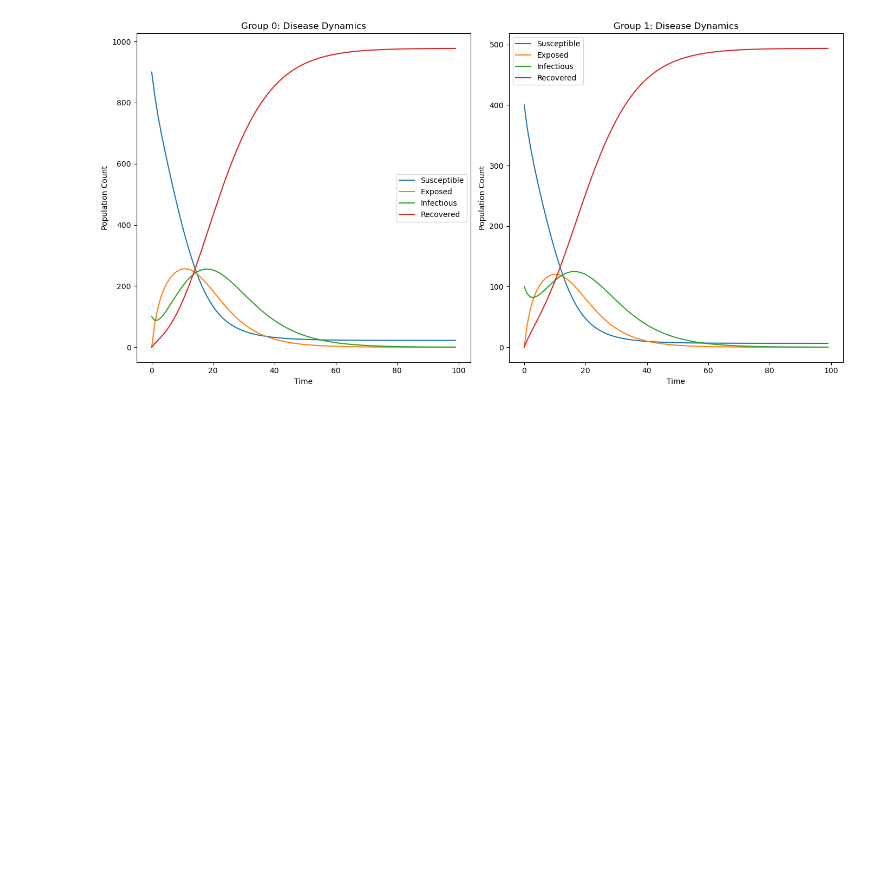
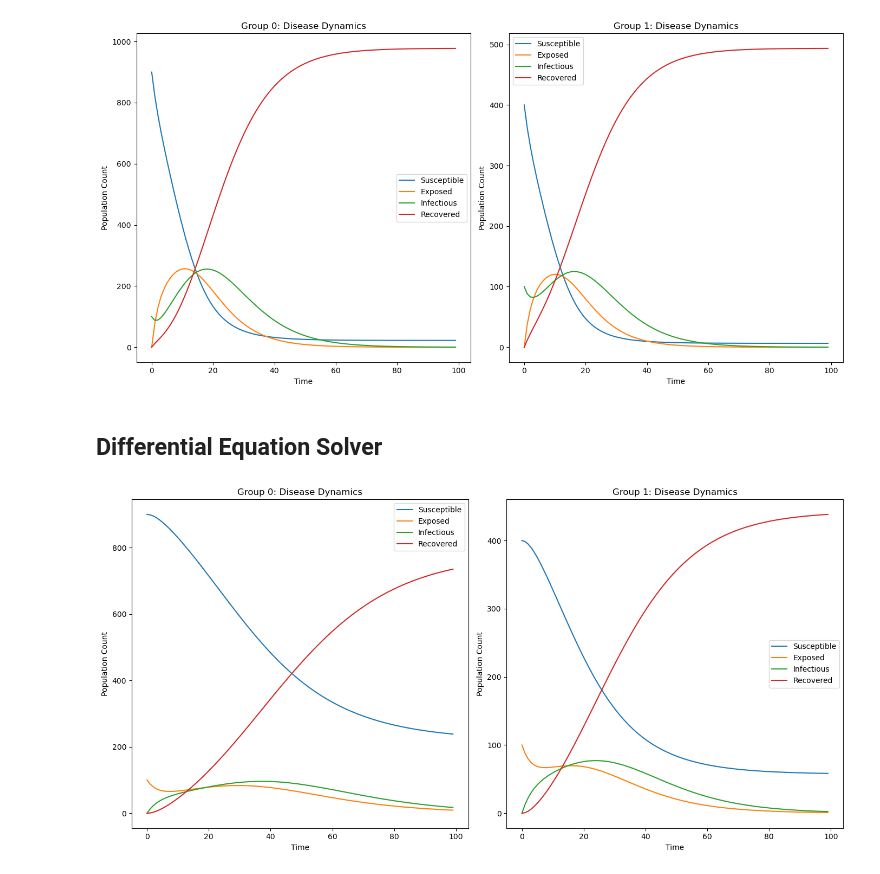
Before and after one commit to epibayes/covid-spatial-modeling, a Jupyter notebook: SIR_simulation.ipynb, the cells around one changed output. Cells and saved outputs as stored; diff of their text form; code cells hidden in the pictures; blank space fills up the shorter version.

```diff
--- a/SIR_simulation.ipynb
+++ b/SIR_simulation.ipynb
@@ -241,3 +241,5 @@ plt.tight_layout()
 plt.show()
 # %% [output]
 [figure]
+# %% [markdown]
+## Differential Equation Solver
@@ -243,0 +324,28 @@ plt.show()
+# %%
+t = np.arange(timesteps)
+
+plt.figure(figsize=(14, 7))
+plt.subplot(1, 2, 1)  # Two subplots for two groups
+plt.plot(t, sol[:, 0], label='Susceptible')
+plt.plot(t, sol[:, 1], label='Exposed')
+plt.plot(t, sol[:, 2], label='Infectious')
+plt.plot(t, sol[:, 3], label='Recovered')
+plt.title('Group 0: Disease Dynamics')
+plt.xlabel('Time')
+plt.ylabel('Population Count')
+plt.legend()
+
+plt.subplot(1, 2, 2)
+plt.plot(t, sol[:, 4], label='Susceptible')
+plt.plot(t, sol[:, 5], label='Exposed')
+plt.plot(t, sol[:, 6], label='Infectious')
+plt.plot(t, sol[:, 7], label='Recovered')
+plt.title('Group 1: Disease Dynamics')
+plt.xlabel('Time')
+plt.ylabel('Population Count')
+plt.legend()
+
+plt.tight_layout()
+plt.show()
+# %% [output]
+[figure, added]
```
Also changed, not shown: parts of 3 cells of this notebook, 1 other file.
